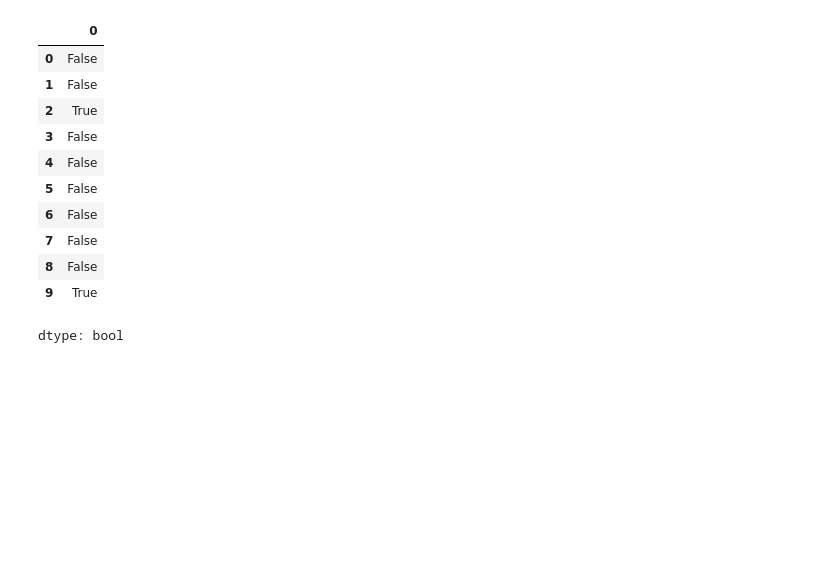
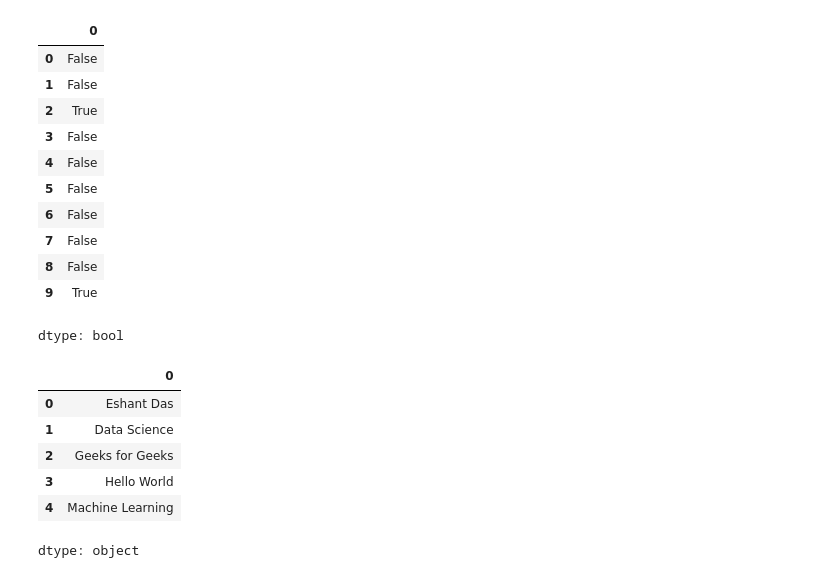
Before and after one commit to NarendarB0152/VignanUniversityWorkShop, a Jupyter notebook: Pandas/Pandas.ipynb, the cells around one changed output. Drawn from its saved outputs; the diff is of its cells as text; code cells hidden in the pictures; blank space fills up the shorter version.

```diff
--- a/Pandas/Pandas.ipynb
+++ b/Pandas/Pandas.ipynb
@@ -168,3 +168,15 @@ sr1.between(10,50)
 | 8 | False |
 | 9 | True |
 dtype: bool
+# %%
+ser = pd.Series(["Eshant Das" , "Data Science" , "Geeks for Geeks" , 'Hello World' , 'Machine Learning'])
+# %%
+ser
+# %% [output]
+|  | 0 |
+| 0 | Eshant Das |
+| 1 | Data Science |
+| 2 | Geeks for Geeks |
+| 3 | Hello World |
+| 4 | Machine Learning |
+dtype: object
```
Also changed, not shown: parts of 7 cells of this notebook.
